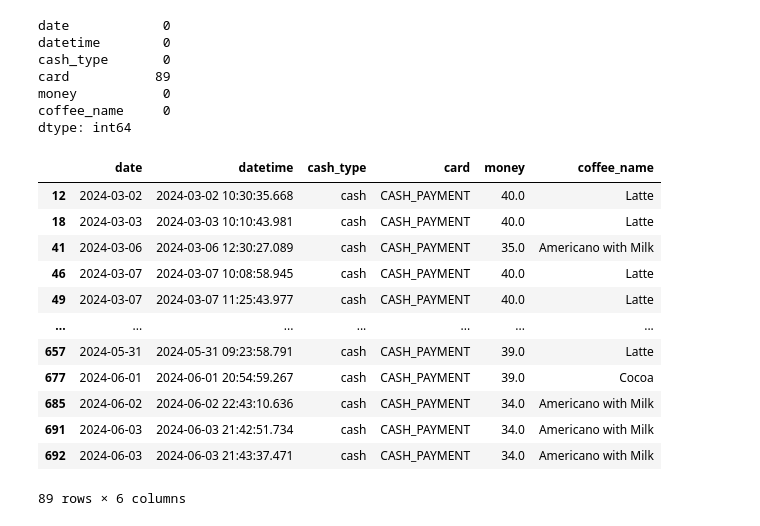
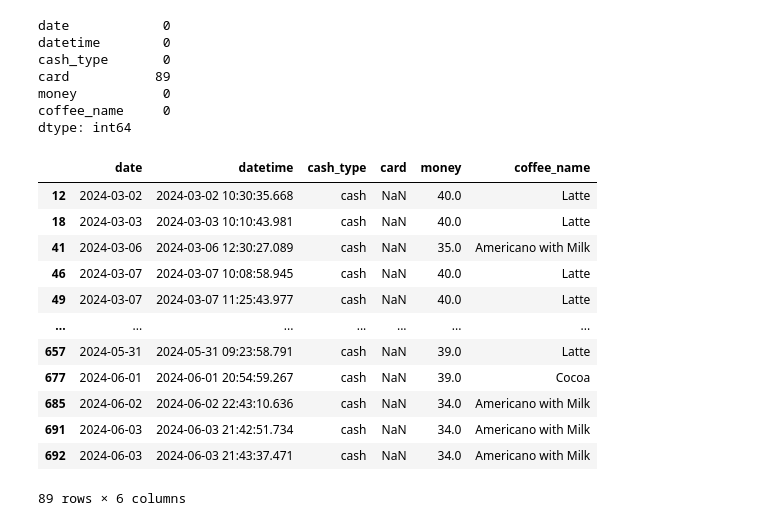
Before and after one commit to Haerulanwar05/Zero-To-ML-Engineer, a Jupyter notebook: Pandas/handling_null_values.ipynb, the cells around one changed output. Cells and saved outputs as stored; diff of their text form; code cells hidden in the pictures.

Commit message:
feat: add notebook for handling null values and include sample coffee sales dataset

```diff
--- a/Pandas/handling_null_values.ipynb
+++ b/Pandas/handling_null_values.ipynb
@@ -245,20 +245,25 @@ money           0
 coffee_name     0
 dtype: int64
 # %%
-df_coffee.fillna("CASH_PAYMENT", inplace=True)
+# menampilkan data dengan nilai kolom card NaN
+df_coffee[df_coffee['card'].isna()]
+# %% [output]
+|  | date | datetime | cash_type | card | money | coffee_name |
+| 12 | 2024-03-02 | 2024-03-02 10:30:35.668 | cash | NaN | 40.0 | Latte |
+| 18 | 2024-03-03 | 2024-03-03 10:10:43.981 | cash | NaN | 40.0 | Latte |
+| 41 | 2024-03-06 | 2024-03-06 12:30:27.089 | cash | NaN | 35.0 | Americano with Milk |
+| 46 | 2024-03-07 | 2024-03-07 10:08:58.945 | cash | NaN | 40.0 | Latte |
+| 49 | 2024-03-07 | 2024-03-07 11:25:43.977 | cash | NaN | 40.0 | Latte |
+| ... | ... | ... | ... | ... | ... | ... |
+| 657 | 2024-05-31 | 2024-05-31 09:23:58.791 | cash | NaN | 39.0 | Latte |
+| 677 | 2024-06-01 | 2024-06-01 20:54:59.267 | cash | NaN | 39.0 | Cocoa |
+| 685 | 2024-06-02 | 2024-06-02 22:43:10.636 | cash | NaN | 34.0 | Americano with Milk |
+| 691 | 2024-06-03 | 2024-06-03 21:42:51.734 | cash | NaN | 34.0 | Americano with Milk |
+| 692 | 2024-06-03 | 2024-06-03 21:43:37.471 | cash | NaN | 34.0 | Americano with Milk |
+89 rows × 6 columns
 # %%
-df_coffee[df_coffee['card'] == "CASH_PAYMENT"]
+# mengosongkan nilai di index 10 - 20 di kolom money
+df_coffee.loc[10:20, 'money'] = np.nan
+
+# mengosongkan nilai di index 50-55 di kolom coffee_name
+df_coffee.loc[50:55, 'coffee_name'] = np.nan
-# %% [output]
-|  | date | datetime | cash_type | card | money | coffee_name |
-| 12 | 2024-03-02 | 2024-03-02 10:30:35.668 | cash | CASH_PAYMENT | 40.0 | Latte |
-| 18 | 2024-03-03 | 2024-03-03 10:10:43.981 | cash | CASH_PAYMENT | 40.0 | Latte |
-| 41 | 2024-03-06 | 2024-03-06 12:30:27.089 | cash | CASH_PAYMENT | 35.0 | Americano with Milk |
-| 46 | 2024-03-07 | 2024-03-07 10:08:58.945 | cash | CASH_PAYMENT | 40.0 | Latte |
-| 49 | 2024-03-07 | 2024-03-07 11:25:43.977 | cash | CASH_PAYMENT | 40.0 | Latte |
-| ... | ... | ... | ... | ... | ... | ... |
-| 657 | 2024-05-31 | 2024-05-31 09:23:58.791 | cash | CASH_PAYMENT | 39.0 | Latte |
-| 677 | 2024-06-01 | 2024-06-01 20:54:59.267 | cash | CASH_PAYMENT | 39.0 | Cocoa |
-| 685 | 2024-06-02 | 2024-06-02 22:43:10.636 | cash | CASH_PAYMENT | 34.0 | Americano with Milk |
-| 691 | 2024-06-03 | 2024-06-03 21:42:51.734 | cash | CASH_PAYMENT | 34.0 | Americano with Milk |
-| 692 | 2024-06-03 | 2024-06-03 21:43:37.471 | cash | CASH_PAYMENT | 34.0 | Americano with Milk |
-89 rows × 6 columns
```
Also changed, not shown: parts of 9 cells of this notebook.
